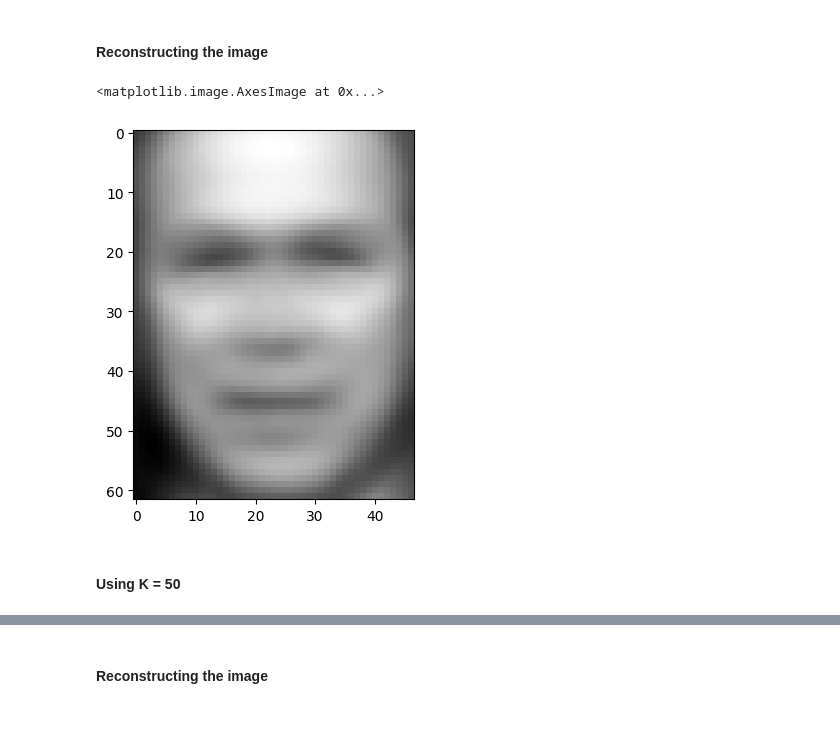
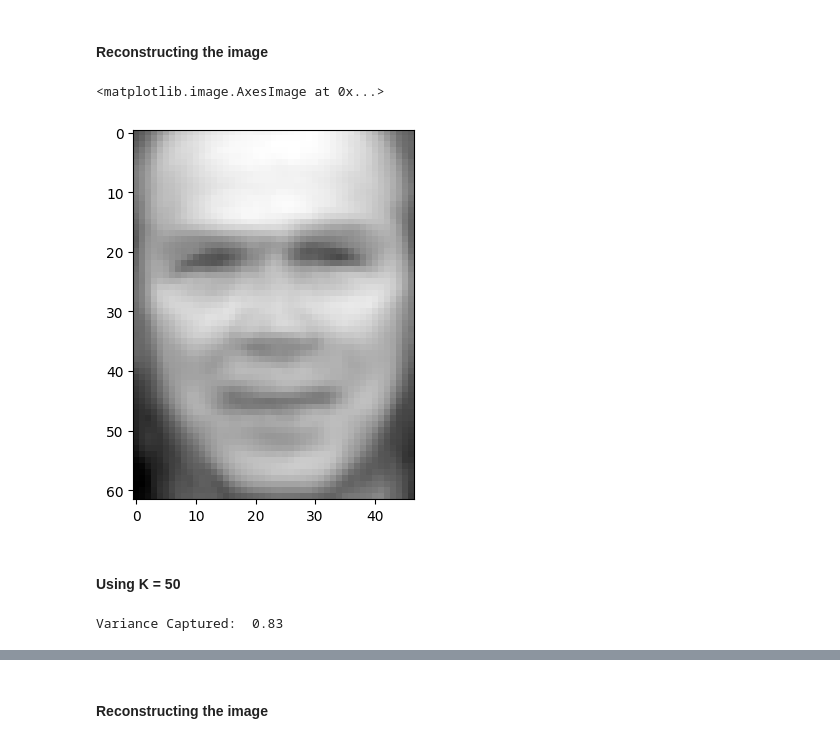
Before and after one commit to bordernone/AML_Projects, a Jupyter notebook: Miniproject_4/miniproject_4.ipynb, the cells around one changed output, grey strips where cells are left out. Drawn from its saved outputs; the diff is of its cells as text; code cells hidden in the pictures.

```diff
--- a/Miniproject_4/miniproject_4.ipynb
+++ b/Miniproject_4/miniproject_4.ipynb
@@ -404,17 +425,22 @@ for i in range(5):
 # %% [markdown]
 #### Reconstructing the image
 # %%
-X_reduced = np.dot(X, eigenVectorsK5)
+FourthImage = lfw_people.data[3]
+FourthImageProjected = np.dot(FourthImage, eigenVectorsK5)
 
 # Reconstruct the image
-X_reconstructed = np.dot(X_reduced, eigenVectorsK5.T) + allImagesMean
-plt.imshow(X_reconstructed[3].reshape(62, 47), cmap='gray')
+FourthImageReconstructed = np.dot(FourthImageProjected, eigenVectorsK5.T) + allImagesMean
+plt.imshow(FourthImageReconstructed.reshape(62, 47), cmap='gray')
 # %% [output]
 <matplotlib.image.AxesImage at 0x...>
-[figure, old version]
+[figure, new version]
 # %% [markdown]
 #### Using K = 50
 # %%
 K = 50
 eigenValuesK50 = eigenValues[:K]
 eigenVectorsK50 = eigenVectors[:, :K]
+
+print("Variance Captured: ", np.round(np.sum(eigenValuesK50) / np.sum(eigenValues), 2))
+# %% [output]
+Variance Captured:  0.83
```
Also changed, not shown: parts of 9 cells of this notebook.
